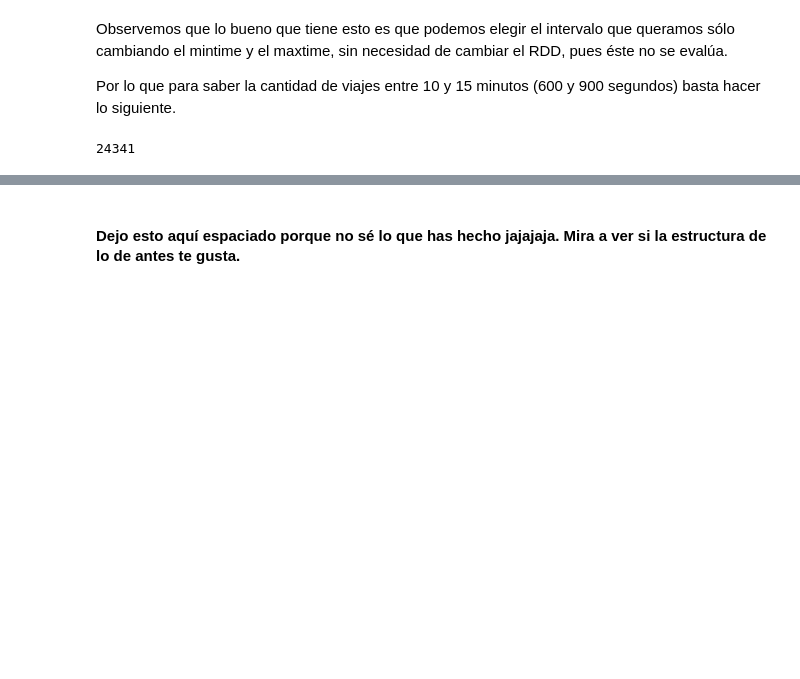
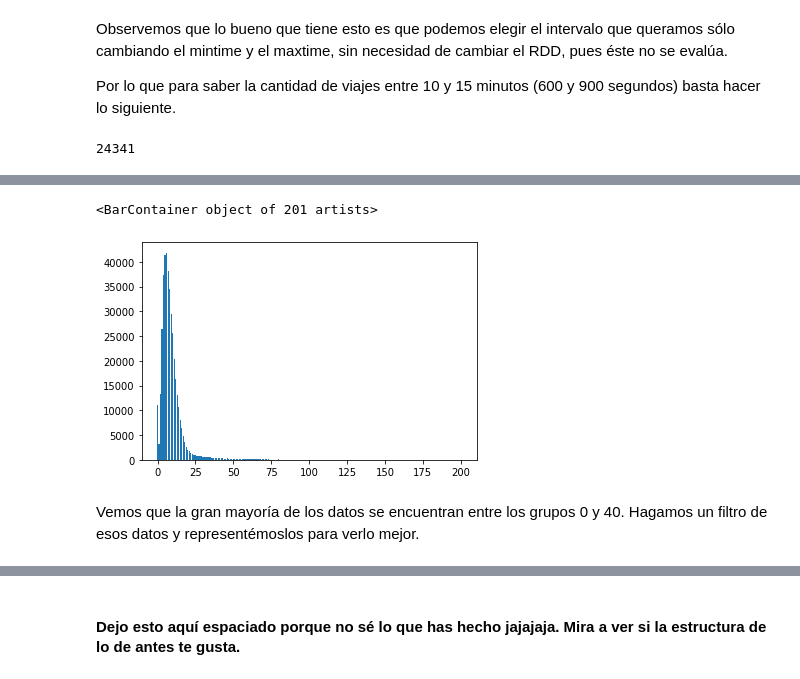
Before and after one commit to sermor04/BigD_BiciMad, a Jupyter notebook: pf_BiciMad.ipynb, the cells around one changed output, grey strips where cells are left out. Drawn from its saved outputs; the diff is of its cells as text; code cells hidden in the pictures; blank space fills up the shorter version.

```diff
--- a/pf_BiciMad.ipynb
+++ b/pf_BiciMad.ipynb
@@ -543,0 +654,2 @@ rdd_timeselected_durationselected.count()
+# %%
+rdd_duration_grouped = rdd_duration.filter(lambda x: x[0] < 20000).map(lambda x: (round(x[0],-2)/100, x[1]))
@@ -543,0 +671,3 @@ rdd_timeselected_durationselected.count()
+# %%
+dict_duration = rdd_duration_grouped.countByKey()
+dict_duration
@@ -543,0 +692,7 @@ rdd_timeselected_durationselected.count()
+# %%
+plt.bar(x=dict_duration.keys(), height=dict_duration.values())
+# %% [output]
+<BarContainer object of 201 artists>
+[figure, added]
+# %% [markdown]
+Vemos que la gran mayoría de los datos se encuentran entre los grupos 0 y 40. Hagamos un filtro de esos datos y representémoslos para verlo mejor.
```
Also changed, not shown: parts of 30 cells of this notebook.
